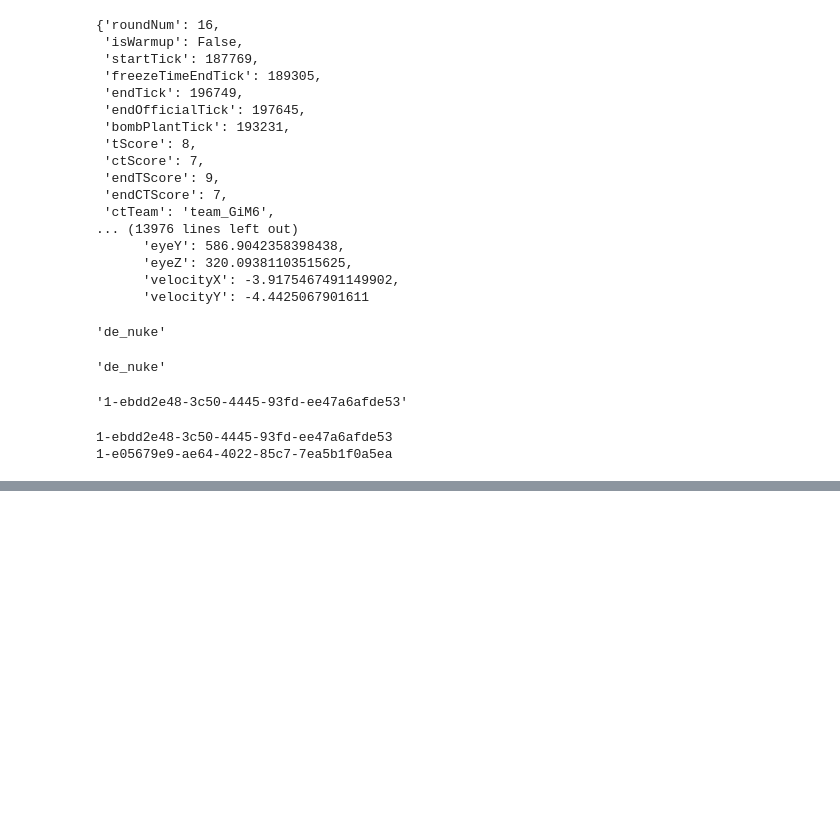
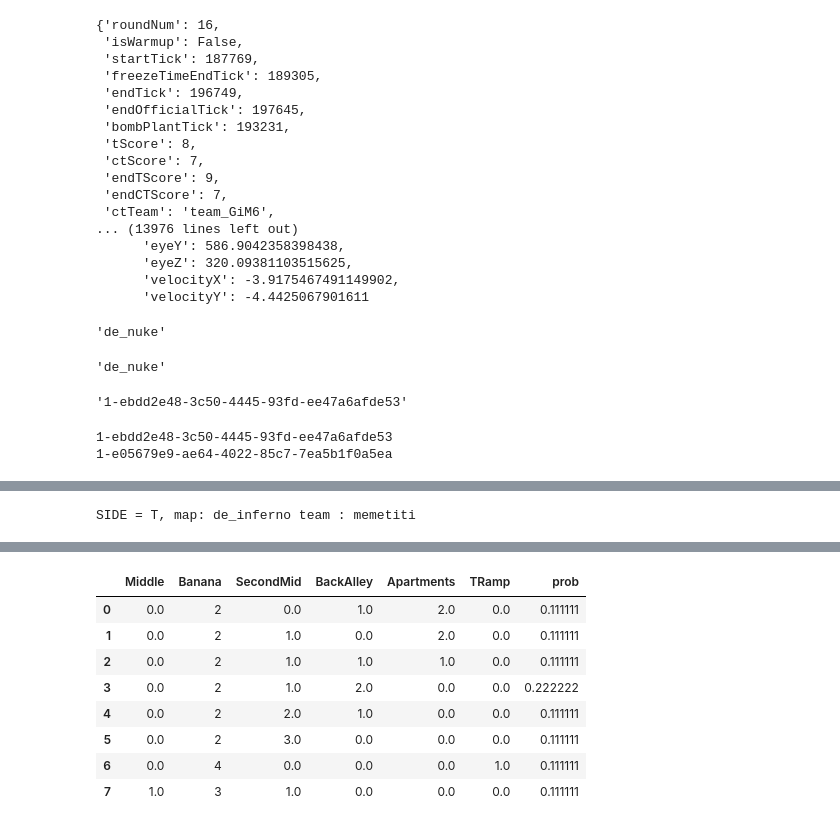
Before and after one commit to Meakk/cs_go_project, a Jupyter notebook: research_notebook.ipynb, the cells around one changed output, grey strips where cells are left out. Drawn from its saved outputs; the diff is of its cells as text; code cells hidden in the pictures; blank space fills up the shorter version.

```diff
--- a/research_notebook.ipynb
+++ b/research_notebook.ipynb
@@ -147,0 +175,5 @@ for i in all_match_player["items"]:
+# %%
+print("SIDE = T, map:",map_select,"team :",player_name)
+gunround_T_analysis(player_name,map_select)
+# %% [output]
+SIDE = T, map: de_inferno team : memetiti
@@ -147,0 +181,9 @@ for i in all_match_player["items"]:
+|  | Middle | Banana | SecondMid | BackAlley | Apartments | TRamp | prob |
+| 0 | 0.0 | 2 | 0.0 | 1.0 | 2.0 | 0.0 | 0.111111 |
+| 1 | 0.0 | 2 | 1.0 | 0.0 | 2.0 | 0.0 | 0.111111 |
+| 2 | 0.0 | 2 | 1.0 | 1.0 | 1.0 | 0.0 | 0.111111 |
+| 3 | 0.0 | 2 | 1.0 | 2.0 | 0.0 | 0.0 | 0.222222 |
+| 4 | 0.0 | 2 | 2.0 | 1.0 | 0.0 | 0.0 | 0.111111 |
+| 5 | 0.0 | 2 | 3.0 | 0.0 | 0.0 | 0.0 | 0.111111 |
+| 6 | 0.0 | 4 | 0.0 | 0.0 | 0.0 | 1.0 | 0.111111 |
+| 7 | 1.0 | 3 | 1.0 | 0.0 | 0.0 | 0.0 | 0.111111 |
```
Also changed, not shown: parts of 3 cells of this notebook, 1 other file.
